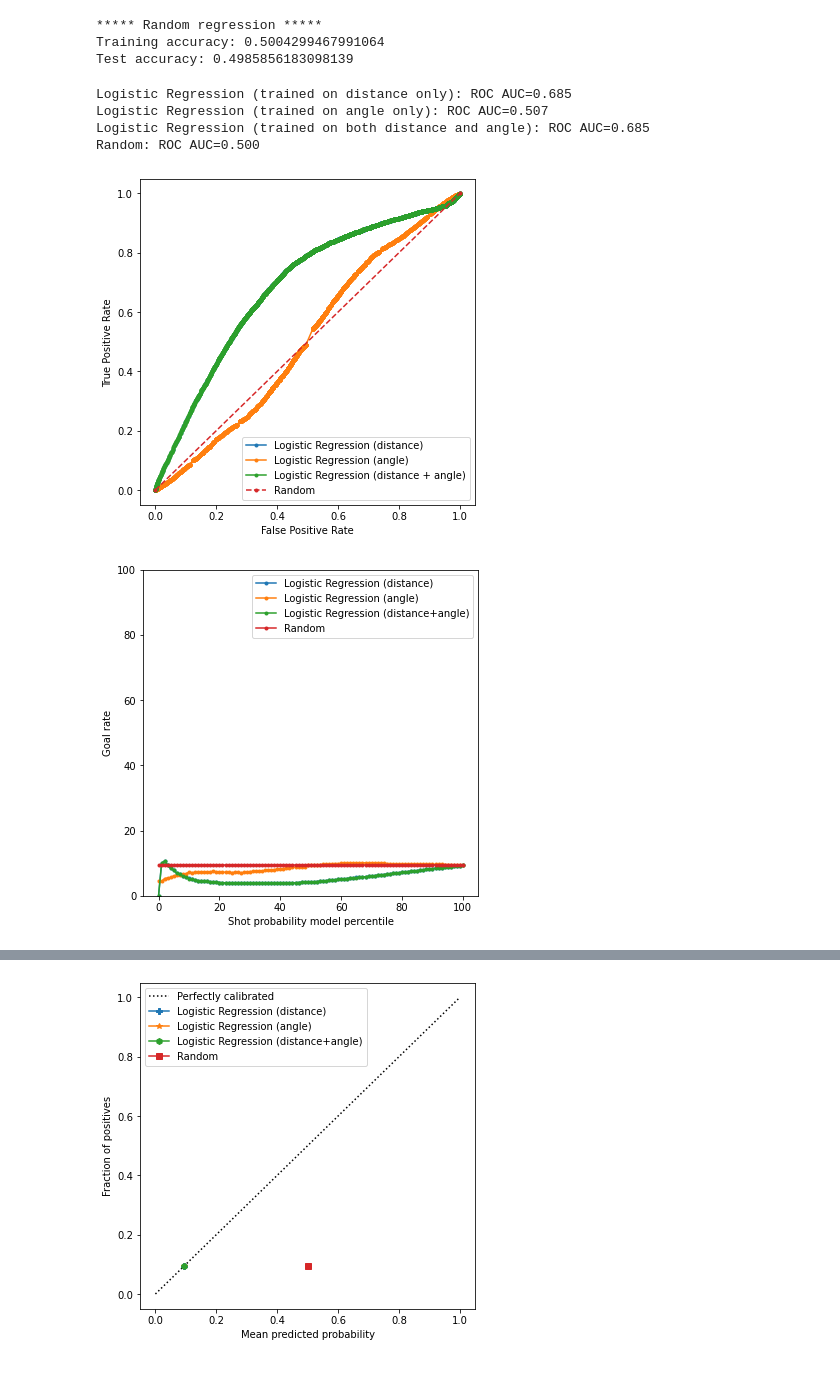
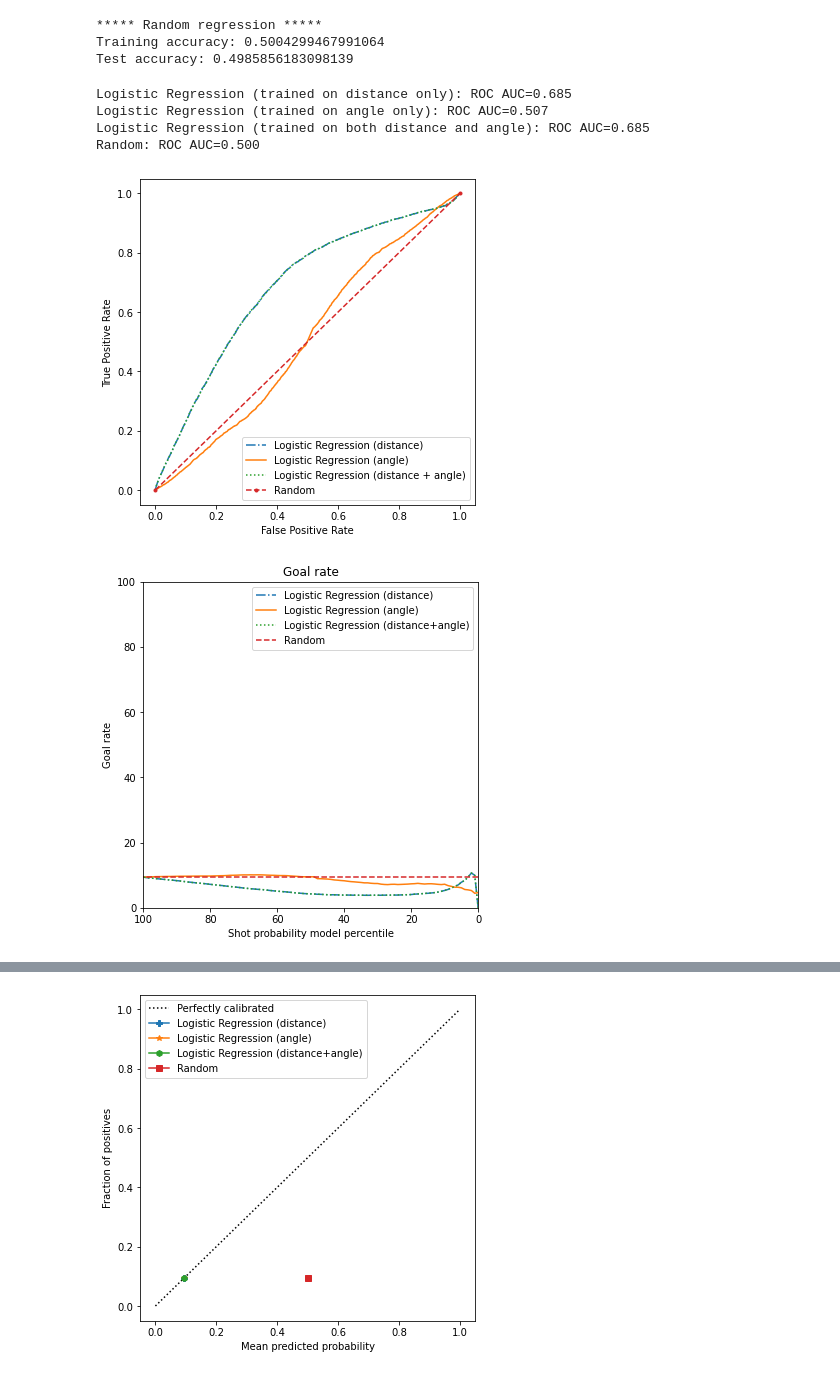
Before and after one commit to sorinmuchi/IFT6758, a Jupyter notebook: notebooks/3-BaselineModels.ipynb, the cells around one changed output, grey strips where cells are left out. Saved outputs shown, nothing was run; the diff lists cells and outputs as text; code cells hidden in the pictures.

```diff
--- a/notebooks/3-BaselineModels.ipynb
+++ b/notebooks/3-BaselineModels.ipynb
@@ -172,9 +172,9 @@ random_fpr, random_tpr, _ = roc_curve(y_val, random_probs)
 
 plt.figure(figsize=(6, 6))
 
-plt.plot(lr_fpr1, lr_tpr1, marker='.', label='Logistic Regression (distance)')
-plt.plot(lr_fpr2, lr_tpr2, marker='.', label='Logistic Regression (angle)')
-plt.plot(lr_fpr3, lr_tpr3, marker='.', label='Logistic Regression (distance + angle)')
+plt.plot(lr_fpr1, lr_tpr1, linestyle='-.', label='Logistic Regression (distance)')
+plt.plot(lr_fpr2, lr_tpr2, linestyle='-', label='Logistic Regression (angle)')
+plt.plot(lr_fpr3, lr_tpr3, linestyle=':', label='Logistic Regression (distance + angle)')
 plt.plot(random_fpr, random_tpr, linestyle='--', marker='.', label='Random')
 
 
@@ -190,7 +190,7 @@ Logistic Regression (trained on distance only): ROC AUC=0.685
 Logistic Regression (trained on angle only): ROC AUC=0.507
 Logistic Regression (trained on both distance and angle): ROC AUC=0.685
 Random: ROC AUC=0.500
-[figure, old version]
+[figure, new version]
 # %%
 ### goal_rate = F(shot probability model percentile) ###
 def compute_goal_rate_per_percentile(probs, y):
@@ -203,38 +203,40 @@ def compute_goal_rate_per_percentile(probs, y):
         no_goals = 0
         for idx, p in enumerate(probs):
             if p<=percentile:
                 if y[idx]==1:
                     goals+=1
                 else:
                     no_goals+=1
         rate = goals / (goals + no_goals)
         percentiles.append(i)
         rates.append(rate*100)
     return percentiles, rates
 
 
 percentiles1, rates1 = compute_goal_rate_per_percentile(lr_probs1, y_val)
 percentiles2, rates2 = compute_goal_rate_per_percentile(lr_probs2, y_val)
 percentiles3, rates3 = compute_goal_rate_per_percentile(lr_probs3, y_val)
 percentiles4, rates4 = compute_goal_rate_per_percentile(random_probs, y_val)
 
 plt.figure(figsize=(6, 6))
 
-plt.plot(percentiles1, rates1, marker='.', label='Logistic Regression (distance)')
-plt.plot(percentiles2, rates2, marker='.', label='Logistic Regression (angle)')
-plt.plot(percentiles3, rates3, marker='.', label='Logistic Regression (distance+angle)')
-plt.plot(percentiles4, rates4, marker='.', label='Random')
+plt.plot(percentiles1, rates1, linestyle='-.', label='Logistic Regression (distance)')
+plt.plot(percentiles2, rates2, linestyle='-', label='Logistic Regression (angle)')
+plt.plot(percentiles3, rates3, linestyle=':', label='Logistic Regression (distance+angle)')
+plt.plot(percentiles4, rates4, linestyle='--', label='Random')
 
 plt.xlabel('Shot probability model percentile')
 plt.ylabel('Goal rate')
 plt.legend()
 plt.ylim([0, 100])
+plt.xlim([100, 0])
+plt.title('Goal rate')
 
 plt.savefig('../figures/3-goal_rate_percentile_1.png')
 
 plt.show()
 # %% [output]
-[figure, old version]
+[figure, new version]
 # %%
 ### cumulative portion of goals = F(shot probability model percentile) ###
 
```
Also changed, not shown: parts of 2 cells of this notebook, 3 other files.
